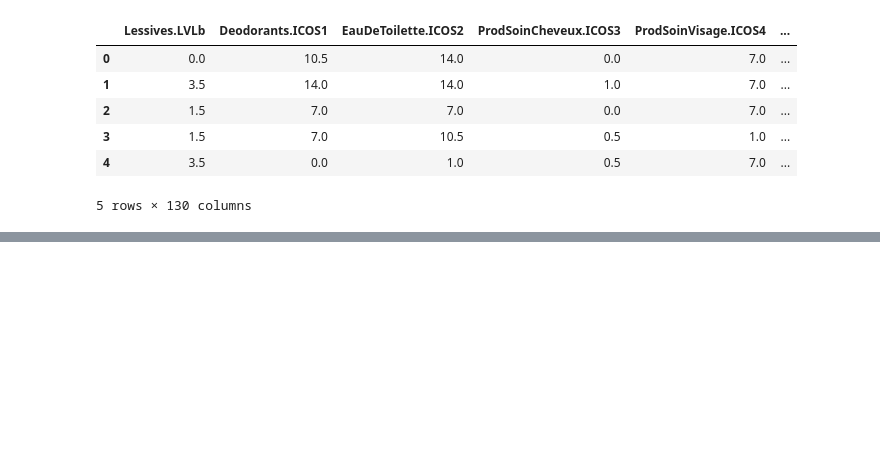
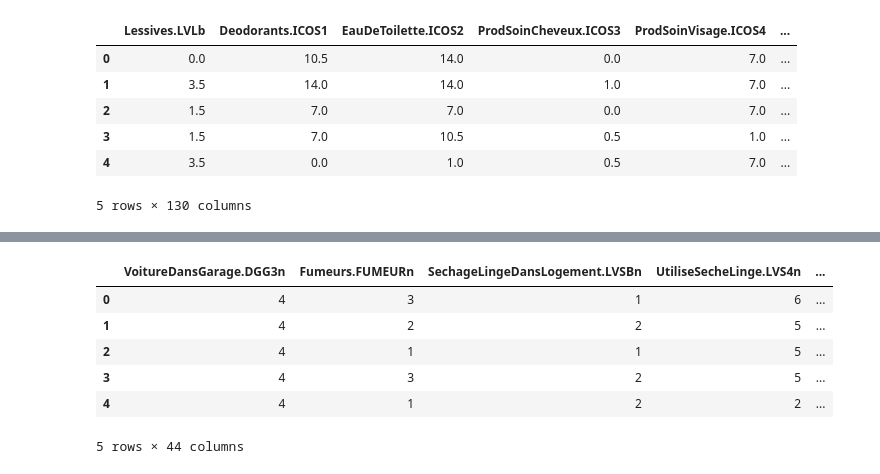
Before and after one commit to shafiqueakbare/housing_campaign, a Jupyter notebook: data_exploration.ipynb, the cells around one changed output, grey strips where cells are left out. Drawn from its saved outputs; the diff is of its cells as text; code cells hidden in the pictures; blank space fills up the shorter version.

```diff
--- a/data_exploration.ipynb
+++ b/data_exploration.ipynb
@@ -33,0 +151,29 @@ df.head(5)
+# %%
+df_customs = df[["VoitureDansGarage.DGG3n", "Fumeurs.FUMEURn", "SechageLingeDansLogement.LVSBn",
+    "UtiliseSecheLinge.LVS4n", "NettASecVetements.QNS1",
+    "PersExtPourMenage.AMN1n", "TapisDescenteLitNeuf.QTA1n","NettASecTapisTissusmeuble.QTARIn",
+    "Plantes.QPV", "Chiens.ANI21n","Chats.ANI22n",
+    "TraitementParasitesAnimaux.ANTCPn", "HamsterCochonLapin.ANI25n","InsecticideBlatteFourmie.ULn",
+    "SortirOrduresExterieur.QOM1", "OrduresDansPiece.QOM2n", "EndroitStockageOrdures.QOM4",
+    "Bricolage.TMG6n", "Jardinage.TMG7n", "ProtMatelSimple.LIMHO0",
+    "ProtMatelImperm.LIMHO13", "ProtMatelAntiAcariens.LIMHO23","ProtMatel.LIMHO4",
+    "Lessives.LVLb", "Deodorants.ICOS1", "EauDeToilette.ICOS2",
+    "ProdSoinCheveux.ICOS3", "ProdSoinVisage.ICOS4",
+    "VernisOngleDissolv.ICOS5", "NbPieceAvecProduitsChim.NQ142",
+    "NettoyantDeSurface.QPE1b", "AutreNettoyants.QPE2b",
+    "DesodoAreosolVaporisateur.QPD1b", "DesodoAutreEnsens.QPD2b",
+    "InsecticideAerosol.QPP1b", "InsecticidePoudreBlocGel.QPP2b",
+    "NettoySolAspiration.QME1b", "NettoySolBalaiSerp.QME2b",
+    "NettoyAutreQueSol.QME3b", "CuissonFourTraditionnel.CUI1b",
+    "CuissonALeau.CUI2b", "CuissonALaVapeur.CUI3b",
+    "CuissonParFriture.CUI4b", "CuissonParGrillade.CUI5b"]]
+# %%
+df_customs.head(5)
+# %% [output]
+|  | VoitureDansGarage.DGG3n | Fumeurs.FUMEURn | SechageLingeDansLogement.LVSBn | UtiliseSecheLinge.LVS4n | ... |
+| 0 | 4 | 3 | 1 | 6 | ... |
+| 1 | 4 | 2 | 2 | 5 | ... |
+| 2 | 4 | 1 | 1 | 5 | ... |
+| 3 | 4 | 3 | 2 | 5 | ... |
+| 4 | 4 | 1 | 2 | 2 | ... |
+5 rows × 44 columns
```
Also changed, not shown: parts of 18 cells of this notebook.
